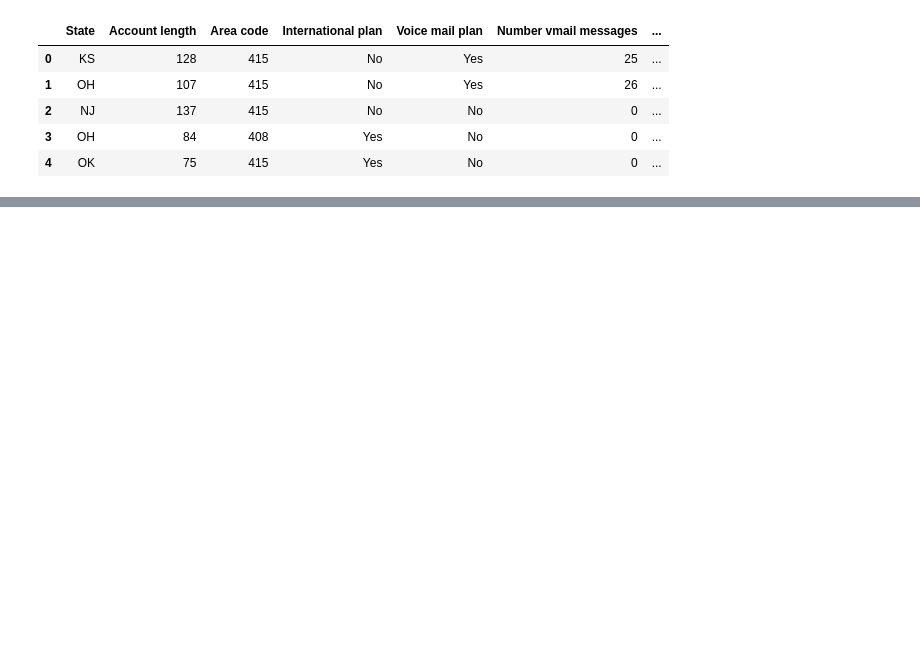
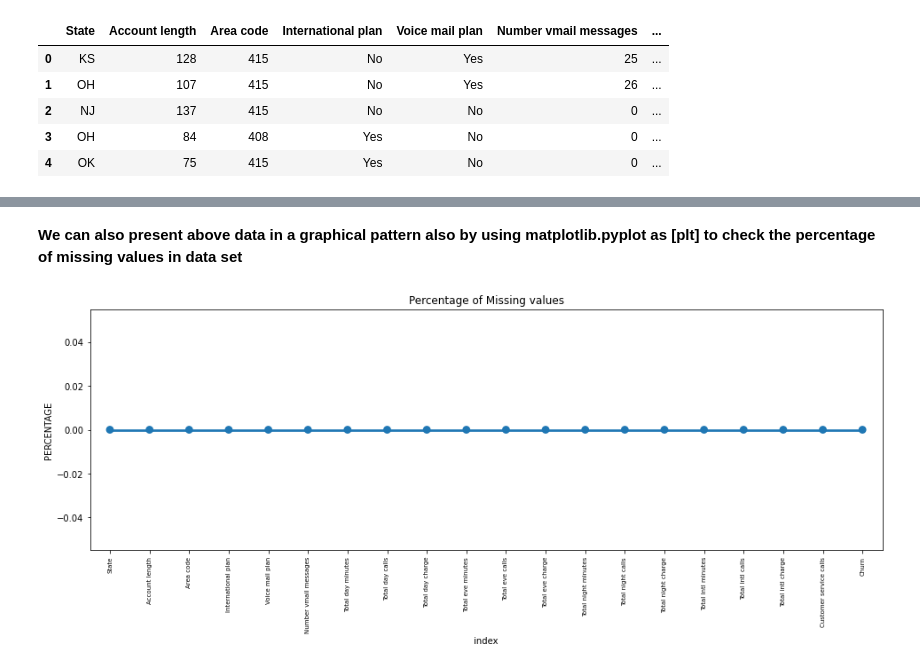
Before and after one commit to Rahul4RJ/rahul-mukharjee, a Jupyter notebook: Telecom_Churn_Analysis_Capstone_Project.ipynb, the cells around one changed output, grey strips where cells are left out. Drawn from its saved outputs; the diff is of its cells as text; code cells hidden in the pictures; blank space fills up the shorter version.

```diff
--- a/Telecom_Churn_Analysis_Capstone_Project.ipynb
+++ b/Telecom_Churn_Analysis_Capstone_Project.ipynb
@@ -40,0 +212,12 @@ telecom_df.head(5)
+# %% [markdown]
+**We can also present above data in a graphical pattern also by using matplotlib.pyplot as [plt] to check the percentage of missing values in data set**
+# %%
+missing = pd.DataFrame((telecom_df.isnull().sum())*100/telecom_df.shape[0]).reset_index()
+plt.figure(figsize=(16,5))
+ax = sns.pointplot('index',0,data=missing)
+plt.xticks(rotation =90,fontsize =7)
+plt.title("Percentage of Missing values")
+plt.ylabel("PERCENTAGE")
+plt.show()
+# %% [output]
+[figure, added]
```
Also changed, not shown: parts of 12 cells of this notebook.
